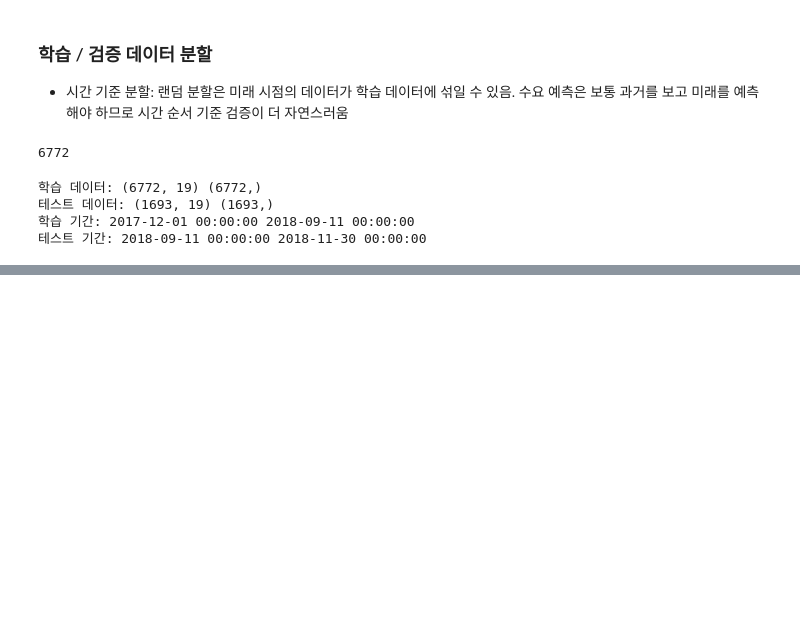
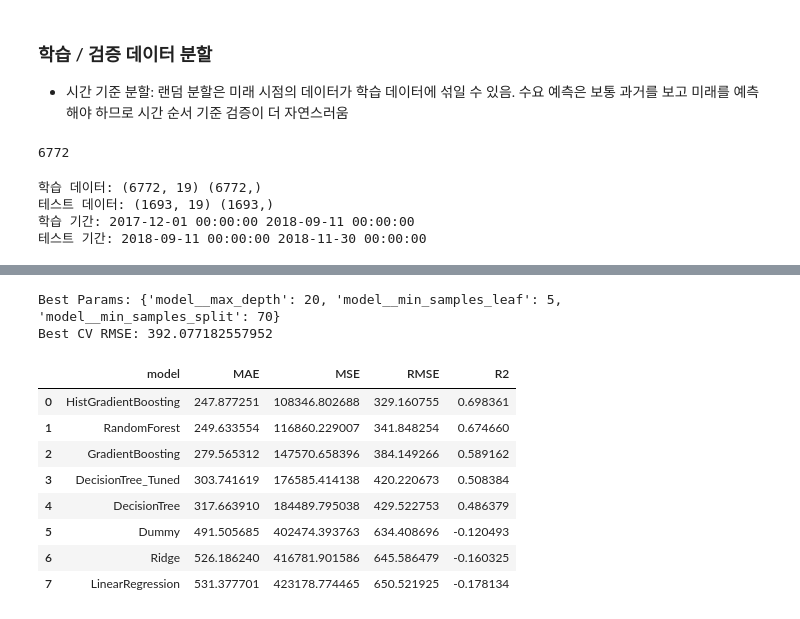
Before and after one commit to Shim-HyoungJoon/KDT, a Jupyter notebook: 10_MLDL/4_서울 자전거 공유 수요 예측 데이터셋.ipynb, the cells around one changed output, grey strips where cells are left out. Drawn from its saved outputs; the diff is of its cells as text; code cells hidden in the pictures; blank space fills up the shorter version.

```diff
--- a/10_MLDL/4_서울 자전거 공유 수요 예측 데이터셋.ipynb
+++ b/10_MLDL/4_서울 자전거 공유 수요 예측 데이터셋.ipynb
@@ -342,0 +615,40 @@ print('테스트 기간:', model_df.loc[split_idx:, 'Date'].min(), model_df.loc[
+# %%
+dt_pipeline = Pipeline([
+    ('preprecess', preprocess_for_tree),
+    ('model', DecisionTreeRegressor(random_state=2026))
+])
+
+param_grid = {
+    'model__max_depth': [10, 15, 20, 25],
+    'model__min_samples_split': [10, 30, 50, 70],
+    'model__min_samples_leaf': [5, 10, 20, 50]
+}
+# scoring='neg_root_mean_squared_error'
+# GridSearchCV 점수가 클수록 좋은 모델이라는 규칙으로 동작
+# RMSE는 작을수록 좋은 모델
+# scikit-learn이 RMSE에 마이너스를 붙여서 GridSearchCV가 비교할 수 있도록 만든 것
+dt_grid = (GridSearchCV(estimator = dt_pipeline, param_grid=param_grid, scoring='neg_root_mean_squared_error', cv=3, n_jobs=-1))
+# %%
+dt_grid.fit(X_train, y_train);
+# %%
+print('Best Params:', dt_grid.best_params_)
+print('Best CV RMSE:', -dt_grid.best_score_) # scoring이 negative RMSE였기 때문에 음수 부호 제거
+# %% [output]
+Best Params: {'model__max_depth': 20, 'model__min_samples_leaf': 5, 'model__min_samples_split': 70}
+Best CV RMSE: 392.077182557952
+# %%
+tuned_dt_result = evaluate_regression(dt_grid.best_estimator_, X_test, y_test, 'DecisionTree_Tuned')
+# %%
+final_result_df = pd.concat([result_df, pd.DataFrame([tuned_dt_result])], ignore_index=True)
+final_result_df = final_result_df.sort_values('RMSE').reset_index(drop=True)
+final_result_df
+# %% [output]
+|  | model | MAE | MSE | RMSE | R2 |
+| 0 | HistGradientBoosting | 247.877251 | 108346.802688 | 329.160755 | 0.698361 |
+| 1 | RandomForest | 249.633554 | 116860.229007 | 341.848254 | 0.674660 |
+| 2 | GradientBoosting | 279.565312 | 147570.658396 | 384.149266 | 0.589162 |
+| 3 | DecisionTree_Tuned | 303.741619 | 176585.414138 | 420.220673 | 0.508384 |
+| 4 | DecisionTree | 317.663910 | 184489.795038 | 429.522753 | 0.486379 |
+| 5 | Dummy | 491.505685 | 402474.393763 | 634.408696 | -0.120493 |
+| 6 | Ridge | 526.186240 | 416781.901586 | 645.586479 | -0.160325 |
+| 7 | LinearRegression | 531.377701 | 423178.774465 | 650.521925 | -0.178134 |
```
Also changed, not shown: parts of 24 cells of this notebook, 4 other files.
